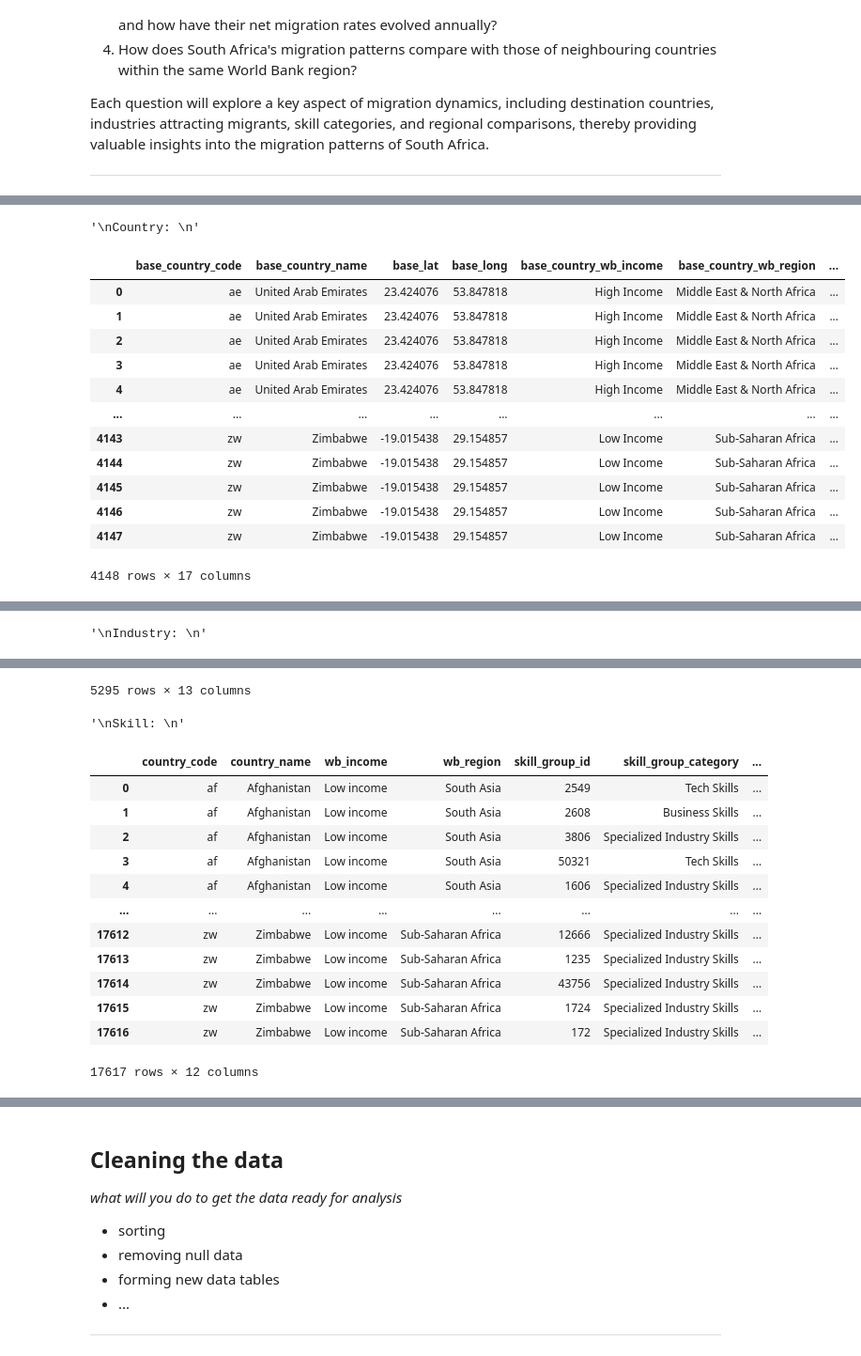
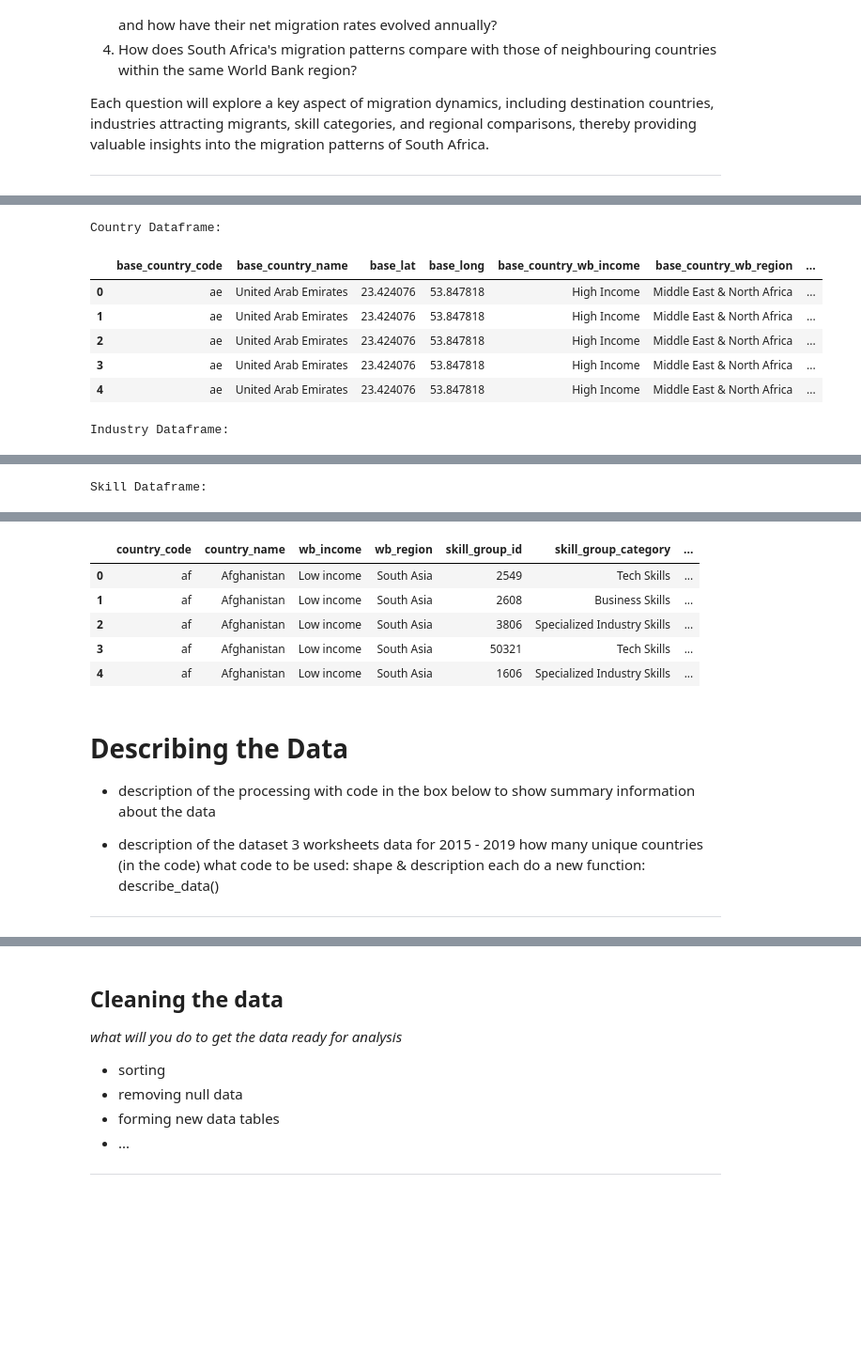
Before and after one commit to TsamayaDesigns/codeDivision-data-with-python, a Jupyter notebook: Data_Project_Beyond_Borders_Analysing_Migration_Patterns_in_South_Africa.ipynb, the cells around one changed output, grey strips where cells are left out. Shown at 94% size. Cells and saved outputs as stored; diff of their text form; code cells hidden in the pictures; blank space fills up the shorter version.

```diff
--- a/Data_Project_Beyond_Borders_Analysing_Migration_Patterns_in_South_Africa.ipynb
+++ b/Data_Project_Beyond_Borders_Analysing_Migration_Patterns_in_South_Africa.ipynb
@@ -39,33 +64,31 @@ Public-use Talent Migration
 # %%
 import pandas as pd
 pd.set_option('display.width', 270)
 
 # Import CSV-data from GitHub
 def get_excel_data():
   url = "https://github.com/futureCodersSE/working-with-data/blob/main/Data%20sets/public_use-talent-migration.xlsx?raw=true"
   country_df = pd.read_excel(url, sheet_name = "Country Migration")
   industry_df = pd.read_excel(url, sheet_name = "Industry Migration")
   skill_df =  pd.read_excel(url, sheet_name = "Skill Migration")
 
+  # Display Datasets (first 5 rows)
+  print("Country Dataframe: ")
+  display(country_df.head())
+  print("\nIndustry Dataframe: ")
+  display(industry_df.head())
+  print("\nSkill Dataframe: ")
+  display(skill_df.head())
+
   return country_df, industry_df, skill_df
 
 country_df, industry_df, skill_df = get_excel_data()
-
-## describe the dataset (number of records, statistics, columns, etc)
-
-display("\nCountry: ""\n", country_df, "\n""Industry: \n", industry_df, "\nSkill: \n", skill_df)
 # %% [output]
-'\nCountry: \n'
+Country Dataframe:
 |  | base_country_code | base_country_name | base_lat | base_long | base_country_wb_income | base_country_wb_region | ... |
 | 0 | ae | United Arab Emirates | 23.424076 | 53.847818 | High Income | Middle East & North Africa | ... |
 | 1 | ae | United Arab Emirates | 23.424076 | 53.847818 | High Income | Middle East & North Africa | ... |
 | 2 | ae | United Arab Emirates | 23.424076 | 53.847818 | High Income | Middle East & North Africa | ... |
 | 3 | ae | United Arab Emirates | 23.424076 | 53.847818 | High Income | Middle East & North Africa | ... |
 | 4 | ae | United Arab Emirates | 23.424076 | 53.847818 | High Income | Middle East & North Africa | ... |
-| ... | ... | ... | ... | ... | ... | ... | ... |
-| 4143 | zw | Zimbabwe | -19.015438 | 29.154857 | Low Income | Sub-Saharan Africa | ... |
-| 4144 | zw | Zimbabwe | -19.015438 | 29.154857 | Low Income | Sub-Saharan Africa | ... |
-| 4145 | zw | Zimbabwe | -19.015438 | 29.154857 | Low Income | Sub-Saharan Africa | ... |
-| 4146 | zw | Zimbabwe | -19.015438 | 29.154857 | Low Income | Sub-Saharan Africa | ... |
-| 4147 | zw | Zimbabwe | -19.015438 | 29.154857 | Low Income | Sub-Saharan Africa | ... |
-4148 rows × 17 columns
+Industry Dataframe:
@@ -72 +101 @@ display("\nCountry: ""\n", country_df, "\n""Industry: \n", industry_df, "\nSkill
-'\nIndustry: \n'
+Skill Dataframe:
@@ -85,15 +102,18 @@ display("\nCountry: ""\n", country_df, "\n""Industry: \n", industry_df, "\nSkill
-5295 rows × 13 columns
-'\nSkill: \n'
 |  | country_code | country_name | wb_income | wb_region | skill_group_id | skill_group_category | ... |
 | 0 | af | Afghanistan | Low income | South Asia | 2549 | Tech Skills | ... |
 | 1 | af | Afghanistan | Low income | South Asia | 2608 | Business Skills | ... |
 | 2 | af | Afghanistan | Low income | South Asia | 3806 | Specialized Industry Skills | ... |
 | 3 | af | Afghanistan | Low income | South Asia | 50321 | Tech Skills | ... |
 | 4 | af | Afghanistan | Low income | South Asia | 1606 | Specialized Industry Skills | ... |
-| ... | ... | ... | ... | ... | ... | ... | ... |
-| 17612 | zw | Zimbabwe | Low income | Sub-Saharan Africa | 12666 | Specialized Industry Skills | ... |
-| 17613 | zw | Zimbabwe | Low income | Sub-Saharan Africa | 1235 | Specialized Industry Skills | ... |
-| 17614 | zw | Zimbabwe | Low income | Sub-Saharan Africa | 43756 | Specialized Industry Skills | ... |
-| 17615 | zw | Zimbabwe | Low income | Sub-Saharan Africa | 1724 | Specialized Industry Skills | ... |
-| 17616 | zw | Zimbabwe | Low income | Sub-Saharan Africa | 172 | Specialized Industry Skills | ... |
-17617 rows × 12 columns
+# %% [markdown]
+# Describing the Data
+
+* description of the processing with code in the box below to show summary information about the data
+
+* description of the dataset
+3 worksheets
+data for 2015 - 2019
+how many unique countries (in the code)
+what code to be used: shape & description each
+do a new function: describe_data()
+---
```
Also changed, not shown: parts of 4 cells of this notebook.
